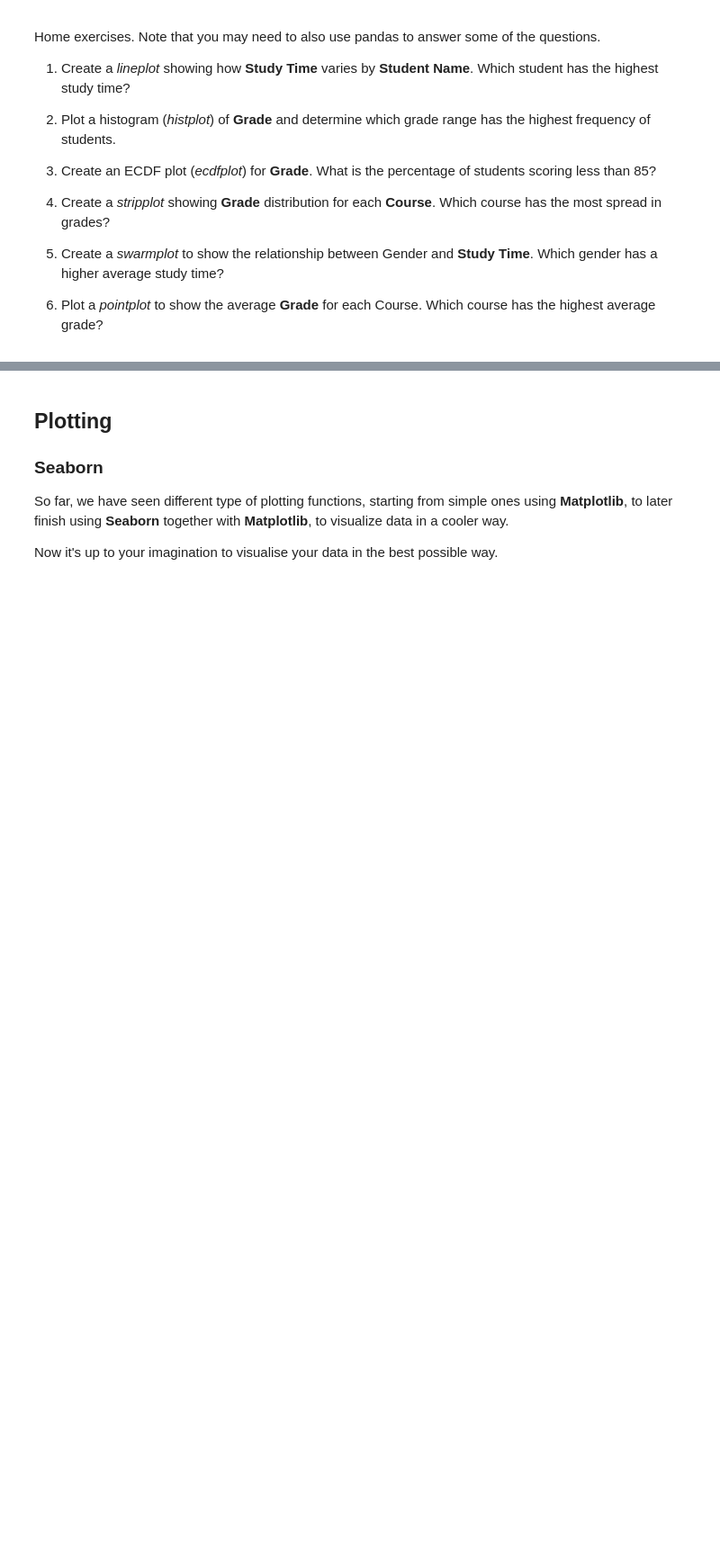
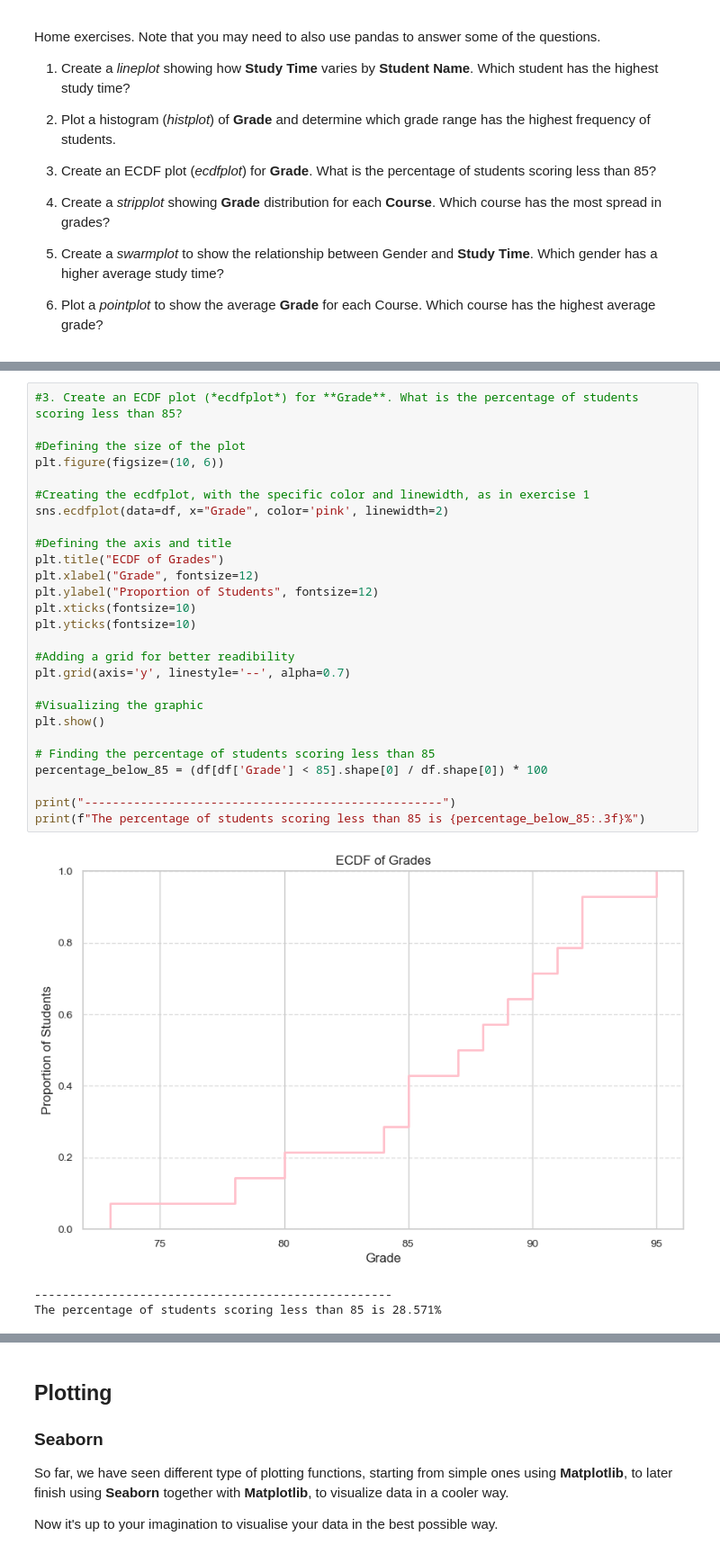
Before and after one commit to carlotamartins/Python-for-Data-Science, a Jupyter notebook: Assignment 8/session_8.ipynb, the cells around one changed output, grey strips where cells are left out. Shown at 90% size. Cells and saved outputs as stored; diff of their text form; blank space fills up the shorter version.

```diff
--- a/Assignment 8/session_8.ipynb
+++ b/Assignment 8/session_8.ipynb
@@ -974,0 +1096,31 @@ Home exercises. Note that you may need to also use pandas to answer some of the
+# %%
+#3. Create an ECDF plot (*ecdfplot*) for **Grade**. What is the percentage of students scoring less than 85?
+
+#Defining the size of the plot
+plt.figure(figsize=(10, 6))
+
+#Creating the ecdfplot, with the specific color and linewidth, as in exercise 1
+sns.ecdfplot(data=df, x="Grade", color='pink', linewidth=2)
+
+#Defining the axis and title
+plt.title("ECDF of Grades")
+plt.xlabel("Grade", fontsize=12)
+plt.ylabel("Proportion of Students", fontsize=12)
+plt.xticks(fontsize=10)
+plt.yticks(fontsize=10)
+
+#Adding a grid for better readibility
+plt.grid(axis='y', linestyle='--', alpha=0.7)
+
+#Visualizing the graphic
+plt.show()
+
+# Finding the percentage of students scoring less than 85
+percentage_below_85 = (df[df['Grade'] < 85].shape[0] / df.shape[0]) * 100
+
+print("---------------------------------------------------")
+print(f"The percentage of students scoring less than 85 is {percentage_below_85:.3f}%")
+# %% [output]
+[figure, added]
+---------------------------------------------------
+The percentage of students scoring less than 85 is 28.571%
```
Also changed, not shown: parts of 11 cells of this notebook, 1 other file.
